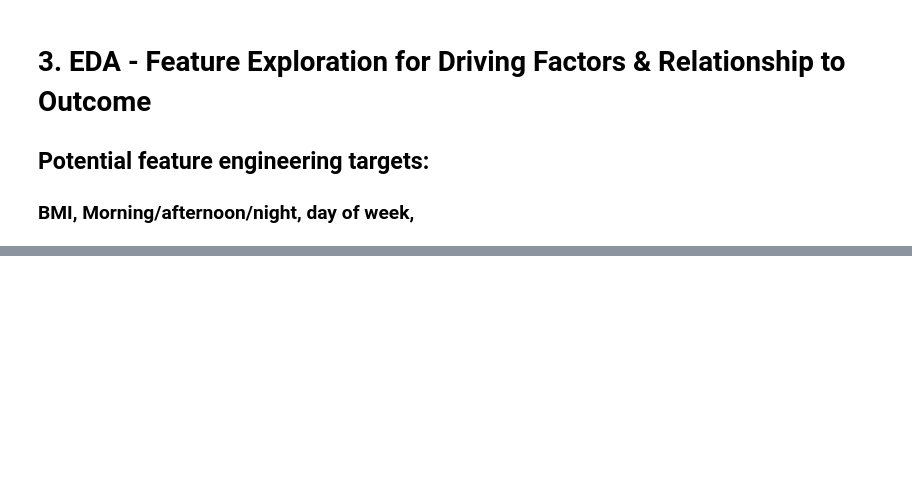
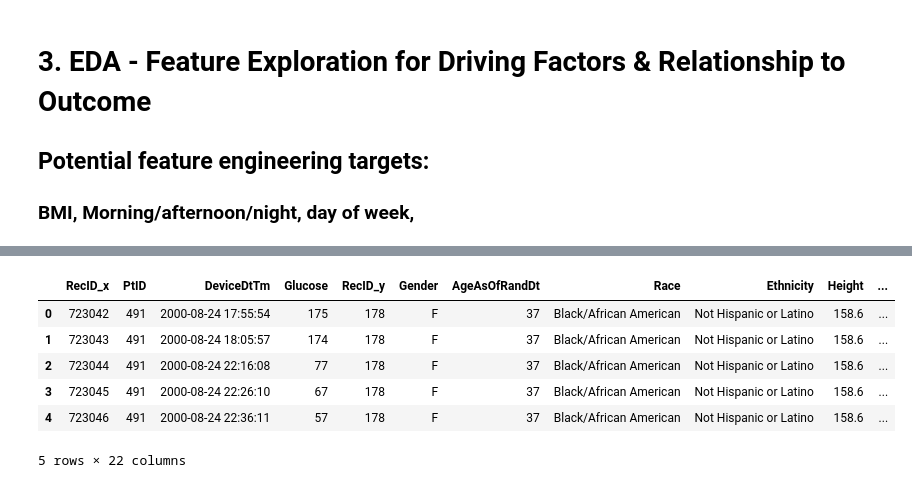
Before and after one commit to rdowd003/RD_Mentoring, a Jupyter notebook: Projects/Project-1-EDA/EDA Project 1 Diabetes.ipynb, the cells around one changed output, grey strips where cells are left out. Saved outputs shown, nothing was run; the diff lists cells and outputs as text; code cells hidden in the pictures; blank space fills up the shorter version.

```diff
--- a/Projects/Project-1-EDA/EDA Project 1 Diabetes.ipynb
+++ b/Projects/Project-1-EDA/EDA Project 1 Diabetes.ipynb
@@ -311,3 +124,22 @@ TxGroup ['RT-CGM']
 # 3. EDA - Feature Exploration for Driving Factors & Relationship to Outcome
 ## Potential feature engineering targets:
 ### BMI, Morning/afternoon/night, day of week,
+# %%
+def time_from_start(df):
+    """
+    Accepts a dataframe and
+    Returns dataframe with 'elapsed_weeks' column to track weekly progress
+    """
+    print(df.columns)
+    df_pt_start_dt = df.groupby(['PtID']).min()['DeviceDtTm'].rename('pt_start_dt')
+    print(df_pt_start_dt.head())
+    print(len(df_pt_start_dt))
+    df = df.merge(df_pt_start_dt, on='PtID', how='left')
+    del df_pt_start_dt
+
+    df['elapsed_weeks'] = df.apply(lambda x: (x['DeviceDtTm'] - x['pt_start_dt']).days // 7, axis=1)
+    #df = df.drop(columns=['pt_start_dt'])
+    return df
+
+ctrl_elapsed = time_from_start(ctrl_group)
+trmt_elapsed = time_from_start(trmt_group)
@@ -313,0 +164,27 @@ TxGroup ['RT-CGM']
+# %%
+def checkPhase(weeks):
+    if weeks < 14:
+        return 'Phase 1: 13 week'
+    elif weeks < 27:
+        return 'Phase 1: 26 week'
+    elif weeks < 40:
+        return 'Phase 2: 13 week'
+    else:
+        return 'Phase 2: 26 week'
+
+def addPhase(df):
+    df['Visit'] = df.apply(lambda x: checkPhase(x['elapsed_weeks']), axis=1)
+    return df
+
+ctrl_phases = addPhase(ctrl_elapsed)
+trmt_phases = addPhase(trmt_elapsed)
+
+ctrl_phases.head()
+# %% [output]
+|  | RecID_x | PtID | DeviceDtTm | Glucose | RecID_y | Gender | AgeAsOfRandDt | Race | Ethnicity | Height | ... |
+| 0 | 723042 | 491 | 2000-08-24 17:55:54 | 175 | 178 | F | 37 | Black/African American | Not Hispanic or Latino | 158.6 | ... |
+| 1 | 723043 | 491 | 2000-08-24 18:05:57 | 174 | 178 | F | 37 | Black/African American | Not Hispanic or Latino | 158.6 | ... |
+| 2 | 723044 | 491 | 2000-08-24 22:16:08 | 77 | 178 | F | 37 | Black/African American | Not Hispanic or Latino | 158.6 | ... |
+| 3 | 723045 | 491 | 2000-08-24 22:26:10 | 67 | 178 | F | 37 | Black/African American | Not Hispanic or Latino | 158.6 | ... |
+| 4 | 723046 | 491 | 2000-08-24 22:36:11 | 57 | 178 | F | 37 | Black/African American | Not Hispanic or Latino | 158.6 | ... |
+5 rows × 22 columns
```
Also changed, not shown: parts of 59 cells of this notebook, 2 other files.
